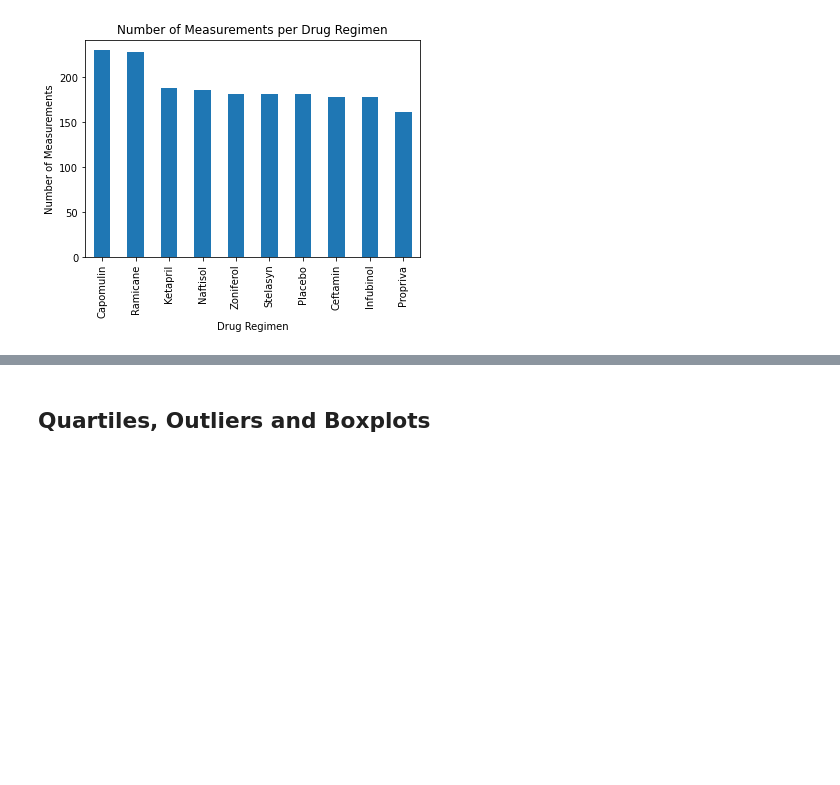
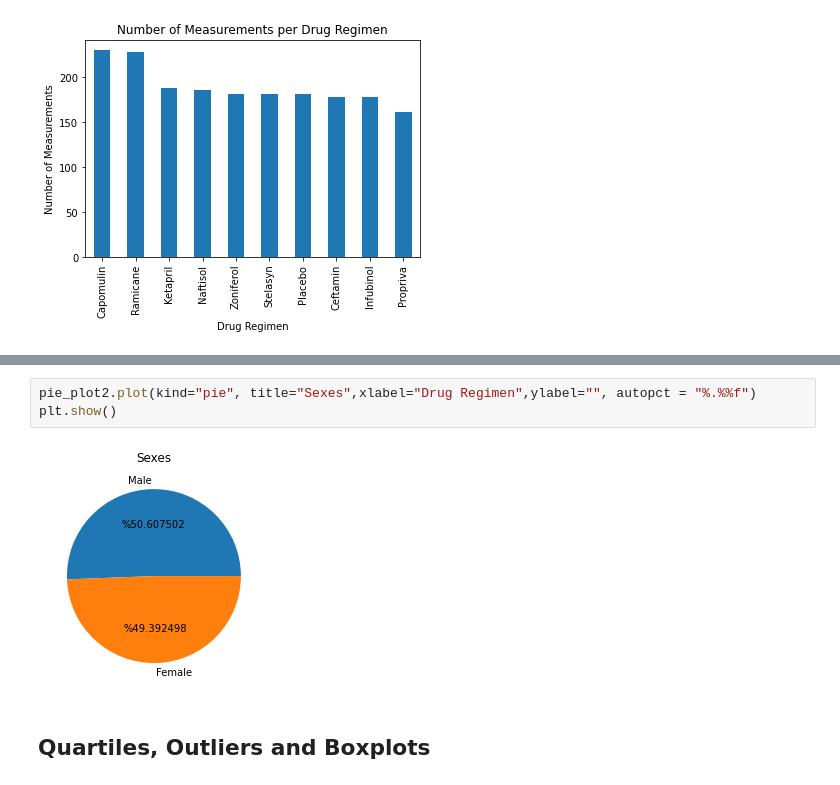
Before and after one commit to E-Weber/matplotlib-challenge, a Jupyter notebook: Instructions/Pymaceuticals/pymaceuticals_starter.ipynb, the cells around one changed output, grey strips where cells are left out. Drawn from its saved outputs; the diff is of its cells as text; blank space fills up the shorter version.

```diff
--- a/Instructions/Pymaceuticals/pymaceuticals_starter.ipynb
+++ b/Instructions/Pymaceuticals/pymaceuticals_starter.ipynb
@@ -368,3 +374,8 @@ Text(0, 0.5, '')
+# %%
+pie_plot2.plot(kind="pie", title="Sexes",xlabel="Drug Regimen",ylabel="", autopct = "%.%%f")
+plt.show()
+# %% [output]
+[figure, added]
 # %% [markdown]
 ## Quartiles, Outliers and Boxplots
 # %%
```
Also changed, not shown: parts of 4 cells of this notebook.
